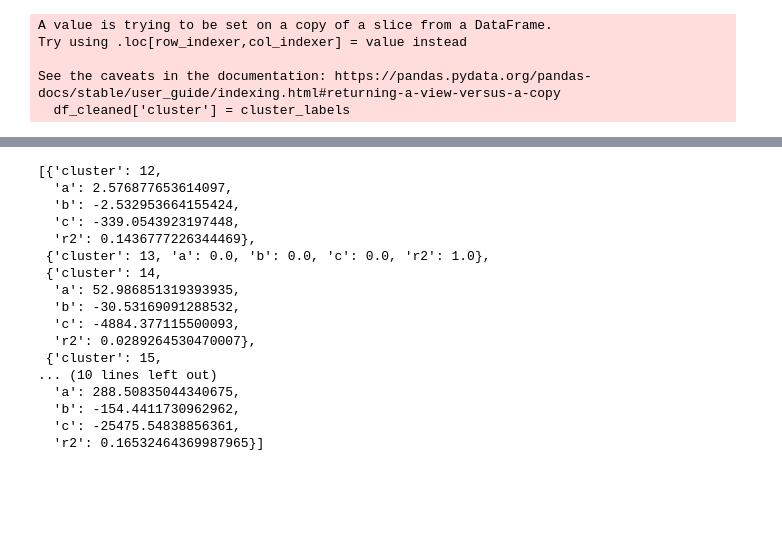
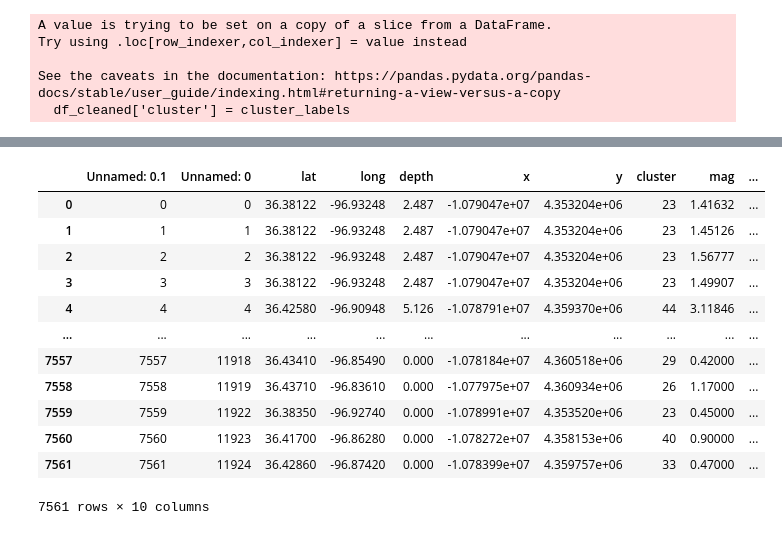
Before and after one commit to arkonique/earthquake-clustering, a Jupyter notebook: plane.ipynb, the cells around one changed output, grey strips where cells are left out. Saved outputs shown, nothing was run; the diff lists cells and outputs as text; code cells hidden in the pictures; blank space fills up the shorter version.

```diff
--- a/plane.ipynb
+++ b/plane.ipynb
@@ -106,6 +109,12 @@ cat_combined = pd.DataFrame({
     'mag': pd.concat([cat1['mag'],cat2['magnitude']]),
     'x': pd.concat([cat1['x'],cat2['x']]),
     'y': pd.concat([cat1['y'],cat2['y']]),
+    'year': pd.concat([cat1['year'],cat2['year']]),
+    'month': pd.concat([cat1['month'],cat2['month']]),
+    'day': pd.concat([cat1['day'],cat2['day']]),
+    'hour': pd.concat([cat1['hour'],cat2['hour']]),
+    'minute': pd.concat([cat1['minute'],cat2['min']]),
+    'second': pd.concat([cat1['second'],cat2['sec']]),
 })
 
 cat_combined.reset_index(drop=True, inplace=True)
@@ -132,21 +147,23 @@ memory usage: 559.1 KB
+# %%
+def ymdhms_to_decimal(year,month,day,hour,minute,second):
+    day_v_months = [31,28.25,31,30,31,30,31,31,30,31,30,31]
+    return (year+(sum(day_v_months[0:month-1])+day+(hour+minute/60+second/3600)/24)/365.25)
 # %%
 # Outlier removal
-%matplotlib inline
+mainshock = (2016,9,3,12,2,44)
+
 z_thres = 3.0
 z_scores = (df - df.mean())/df.std()
 outliers = (z_scores.abs() > z_thres).any(axis=1)
 df_cleaned = df[~outliers]
 
-#df_cleaned = df # <--------------------- Uncomment if outliers need not be removed
+df_cleaned = df # <--------------------- Uncomment if outliers need not be removed
 
-plt.plot(df_cleaned[lon_var],df_cleaned[lat_var],'.')
-for fault_id in consolidated_df["id"].unique():
-    fault_data = consolidated_df[consolidated_df["id"] == fault_id]
-    plt.plot(fault_data["longitude"], fault_data["latitude"], '-', label=f'Fault {fault_id}',color='black')
+# Remove magnitudes below 0
+df_cleaned = df_cleaned[df_cleaned['mag'] > 0]
+# show how many are removed
+print(f"Removed {len(df) - len(df_cleaned)} events")
 
-plt.xlabel("Longitude")
-plt.ylabel("Latitude")
-plt.show()
 
-df_cleaned
+df_cleaned.info()
 # %% [output]
@@ -172,7 +920,7 @@ X = df_cleaned[[lat_var,lon_var]]
 
 method = "hdb" # <---------------------------- CHANGE THIS TO USE DIFFERENT CLUSTERING METHOD
 if method == "hdb":
-    hdb = HDBSCAN(min_cluster_size=70)
+    hdb = HDBSCAN(min_cluster_size=60)
     cluster_labels = hdb.fit_predict(X)
 elif method=="kmn":
     kmeans = KMeans(n_clusters=10)
@@ -412,20 +1157,16 @@ coeffs
-# %%
-coeffs
-# %% [output]
-[{'cluster': 12,
-  'a': 2.576877653614097,
-  'b': -2.532953664155424,
-  'c': -339.0543923197448,
-  'r2': 0.1436777226344469},
- {'cluster': 13, 'a': 0.0, 'b': 0.0, 'c': 0.0, 'r2': 1.0},
- {'cluster': 14,
-  'a': 52.986851319393935,
-  'b': -30.53169091288532,
-  'c': -4884.377115500093,
-  'r2': 0.0289264530470007},
- {'cluster': 15,
-... (10 lines left out)
-  'a': 288.50835044340675,
-  'b': -154.4411730962962,
-  'c': -25475.54838856361,
-  'r2': 0.16532464369987965}]
+# %%
+df_cleaned[df_cleaned['mag']!=5.8]
+# %% [output]
+|  | Unnamed: 0.1 | Unnamed: 0 | lat | long | depth | x | y | cluster | mag | ... |
+| 0 | 0 | 0 | 36.38122 | -96.93248 | 2.487 | -1.079047e+07 | 4.353204e+06 | 23 | 1.41632 | ... |
+| 1 | 1 | 1 | 36.38122 | -96.93248 | 2.487 | -1.079047e+07 | 4.353204e+06 | 23 | 1.45126 | ... |
+| 2 | 2 | 2 | 36.38122 | -96.93248 | 2.487 | -1.079047e+07 | 4.353204e+06 | 23 | 1.56777 | ... |
+| 3 | 3 | 3 | 36.38122 | -96.93248 | 2.487 | -1.079047e+07 | 4.353204e+06 | 23 | 1.49907 | ... |
+| 4 | 4 | 4 | 36.42580 | -96.90948 | 5.126 | -1.078791e+07 | 4.359370e+06 | 44 | 3.11846 | ... |
+| ... | ... | ... | ... | ... | ... | ... | ... | ... | ... | ... |
+| 7557 | 7557 | 11918 | 36.43410 | -96.85490 | 0.000 | -1.078184e+07 | 4.360518e+06 | 29 | 0.42000 | ... |
+| 7558 | 7558 | 11919 | 36.43710 | -96.83610 | 0.000 | -1.077975e+07 | 4.360934e+06 | 26 | 1.17000 | ... |
+| 7559 | 7559 | 11922 | 36.38350 | -96.92740 | 0.000 | -1.078991e+07 | 4.353520e+06 | 23 | 0.45000 | ... |
+| 7560 | 7560 | 11923 | 36.41700 | -96.86280 | 0.000 | -1.078272e+07 | 4.358153e+06 | 40 | 0.90000 | ... |
+| 7561 | 7561 | 11924 | 36.42860 | -96.87420 | 0.000 | -1.078399e+07 | 4.359757e+06 | 33 | 0.47000 | ... |
+7561 rows × 10 columns
```
Also changed, not shown: parts of 14 cells of this notebook, 16 other files.
